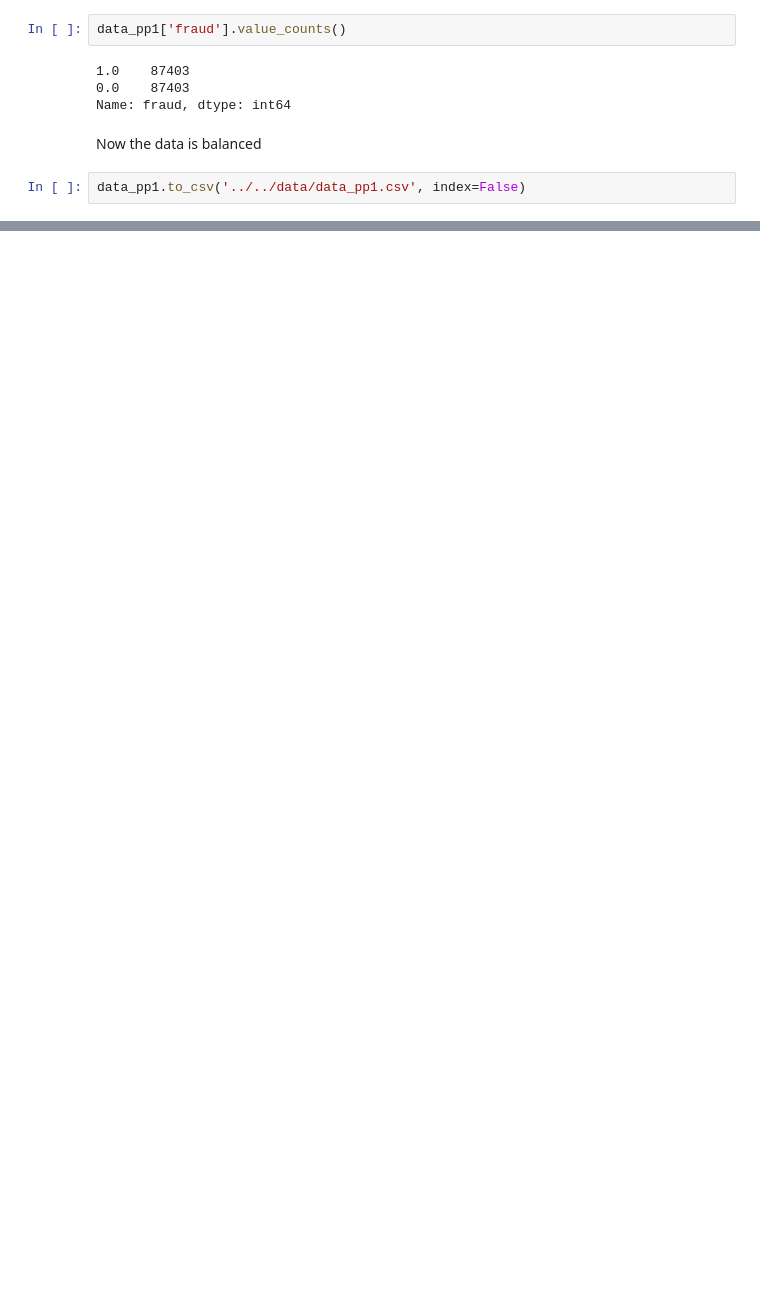
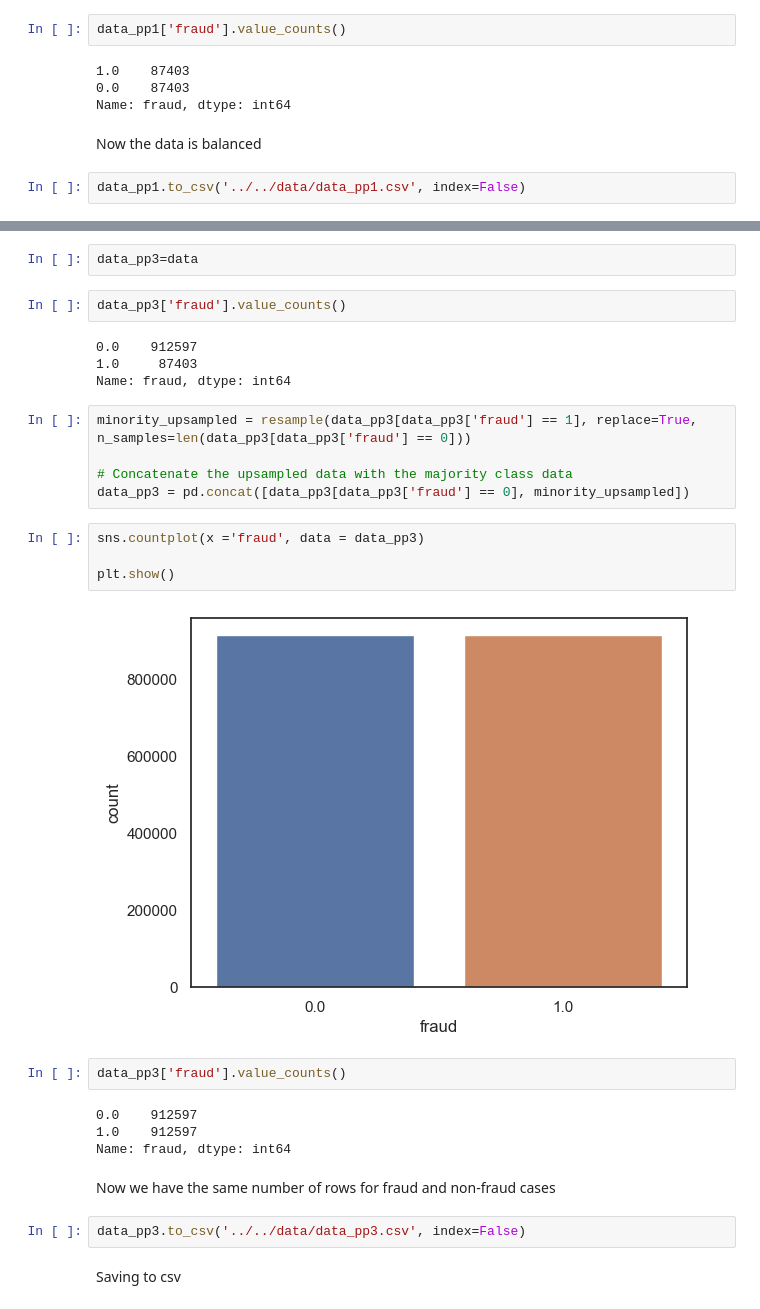
Before and after one commit to Ankourii/Fraud_prediction, a Jupyter notebook: notebooks/first dataset/Preprocessing.ipynb, the cells around one changed output, grey strips where cells are left out. Saved outputs shown, nothing was run; the diff lists cells and outputs as text; blank space fills up the shorter version.

```diff
--- a/notebooks/first dataset/Preprocessing.ipynb
+++ b/notebooks/first dataset/Preprocessing.ipynb
@@ -265,0 +321,31 @@ After removing the outliers there are 709710 non-fraud rows and 9040 fraud rows
+# %%
+data_pp3=data
+# %%
+data_pp3['fraud'].value_counts()
+# %% [output]
+0.0    912597
+1.0     87403
+Name: fraud, dtype: int64
+# %%
+minority_upsampled = resample(data_pp3[data_pp3['fraud'] == 1], replace=True, n_samples=len(data_pp3[data_pp3['fraud'] == 0]))
+
+# Concatenate the upsampled data with the majority class data
+data_pp3 = pd.concat([data_pp3[data_pp3['fraud'] == 0], minority_upsampled])
+# %%
+sns.countplot(x ='fraud', data = data_pp3)
+
+plt.show()
+# %% [output]
+[figure, added]
+# %%
+data_pp3['fraud'].value_counts()
+# %% [output]
+0.0    912597
+1.0    912597
+Name: fraud, dtype: int64
+# %% [markdown]
+Now we have the same number of rows for fraud and non-fraud cases
+# %%
+data_pp3.to_csv('../../data/data_pp3.csv', index=False)
+# %% [markdown]
+Saving to csv
```
Also changed, not shown: parts of 41 cells of this notebook, 8 other files.
